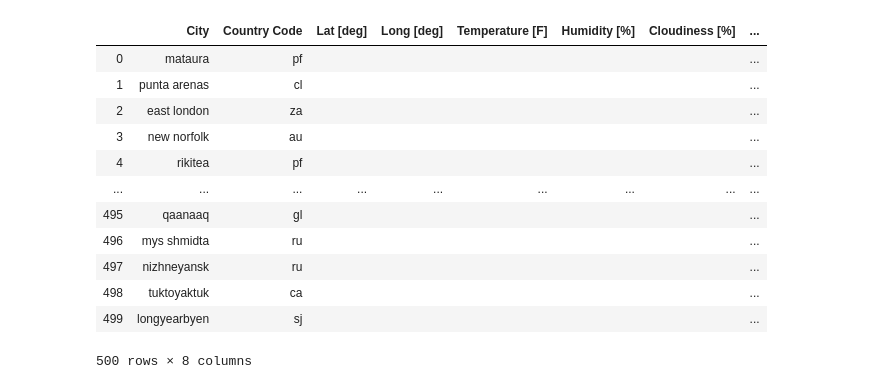
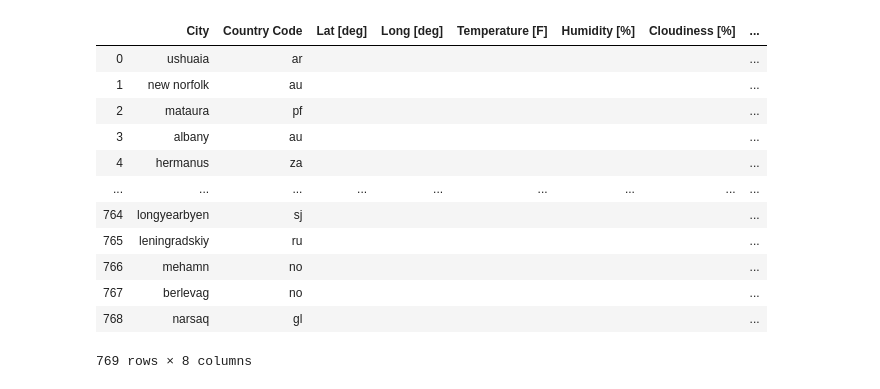
Before and after one commit to florin-vasiliu/python-api-challenge, a Jupyter notebook: WeatherPy/WeatherPy.ipynb, the cells around one changed output. Drawn from its saved outputs; the diff is of its cells as text; code cells hidden in the pictures.

```diff
--- a/WeatherPy/WeatherPy.ipynb
+++ b/WeatherPy/WeatherPy.ipynb
@@ -16,38 +18,48 @@ from citipy import citipy
 # %%
 # Generating a list of 500 cities at about equal latitudes, random longitudes
 city_list=[]
-for instance in range(-250,250):
-    lat=instance*90/250
+
+#adding x iterations through whole range of latitudes
+x=2000
+for instance in range(int(-x/2),int(x/2)):
+    #considering corresponding latitude proportional to the number of iterations
+    lat=instance*90/(x/2)
+
+    # considering random longitudes within the whole range
     long=random.uniform(-180,180)
+
     city=citipy.nearest_city(lat,long)
-    city_list.append((city.city_name,city.country_code))
+
+    # adding only unique items
+    if (city.city_name,city.country_code) not in city_list:
+        city_list.append((city.city_name,city.country_code))
 len(city_list)
 
 # Create blank dataframe
 city_data_df=pd.DataFrame(city_list)
 city_data_df=city_data_df.rename(columns={0:"City",1:"Country Code"})
 city_data_df["Lat [deg]"]=""
 city_data_df["Long [deg]"]=""
 city_data_df["Temperature [F]"]=""
 city_data_df["Humidity [%]"]=""
 city_data_df["Cloudiness [%]"]=""
 city_data_df["Wind Speed [mph]"]=""
 
 city_data_df
 # %% [output]
 |  | City | Country Code | Lat [deg] | Long [deg] | Temperature [F] | Humidity [%] | Cloudiness [%] | ... |
-| 0 | mataura | pf |  |  |  |  |  | ... |
-| 1 | punta arenas | cl |  |  |  |  |  | ... |
-| 2 | east london | za |  |  |  |  |  | ... |
-| 3 | new norfolk | au |  |  |  |  |  | ... |
-| 4 | rikitea | pf |  |  |  |  |  | ... |
+| 0 | ushuaia | ar |  |  |  |  |  | ... |
+| 1 | new norfolk | au |  |  |  |  |  | ... |
+| 2 | mataura | pf |  |  |  |  |  | ... |
+| 3 | albany | au |  |  |  |  |  | ... |
+| 4 | hermanus | za |  |  |  |  |  | ... |
 | ... | ... | ... | ... | ... | ... | ... | ... | ... |
-| 495 | qaanaaq | gl |  |  |  |  |  | ... |
-| 496 | mys shmidta | ru |  |  |  |  |  | ... |
-| 497 | nizhneyansk | ru |  |  |  |  |  | ... |
-| 498 | tuktoyaktuk | ca |  |  |  |  |  | ... |
-| 499 | longyearbyen | sj |  |  |  |  |  | ... |
+| 764 | longyearbyen | sj |  |  |  |  |  | ... |
+| 765 | leningradskiy | ru |  |  |  |  |  | ... |
+| 766 | mehamn | no |  |  |  |  |  | ... |
+| 767 | berlevag | no |  |  |  |  |  | ... |
+| 768 | narsaq | gl |  |  |  |  |  | ... |
-500 rows × 8 columns
+769 rows × 8 columns
 # %%
 # Saving config information for API requests
 url = "http://api.openweathermap.org/data/2.5/weather?"
```
Also changed, not shown: parts of 6 cells of this notebook, 13 other files.
